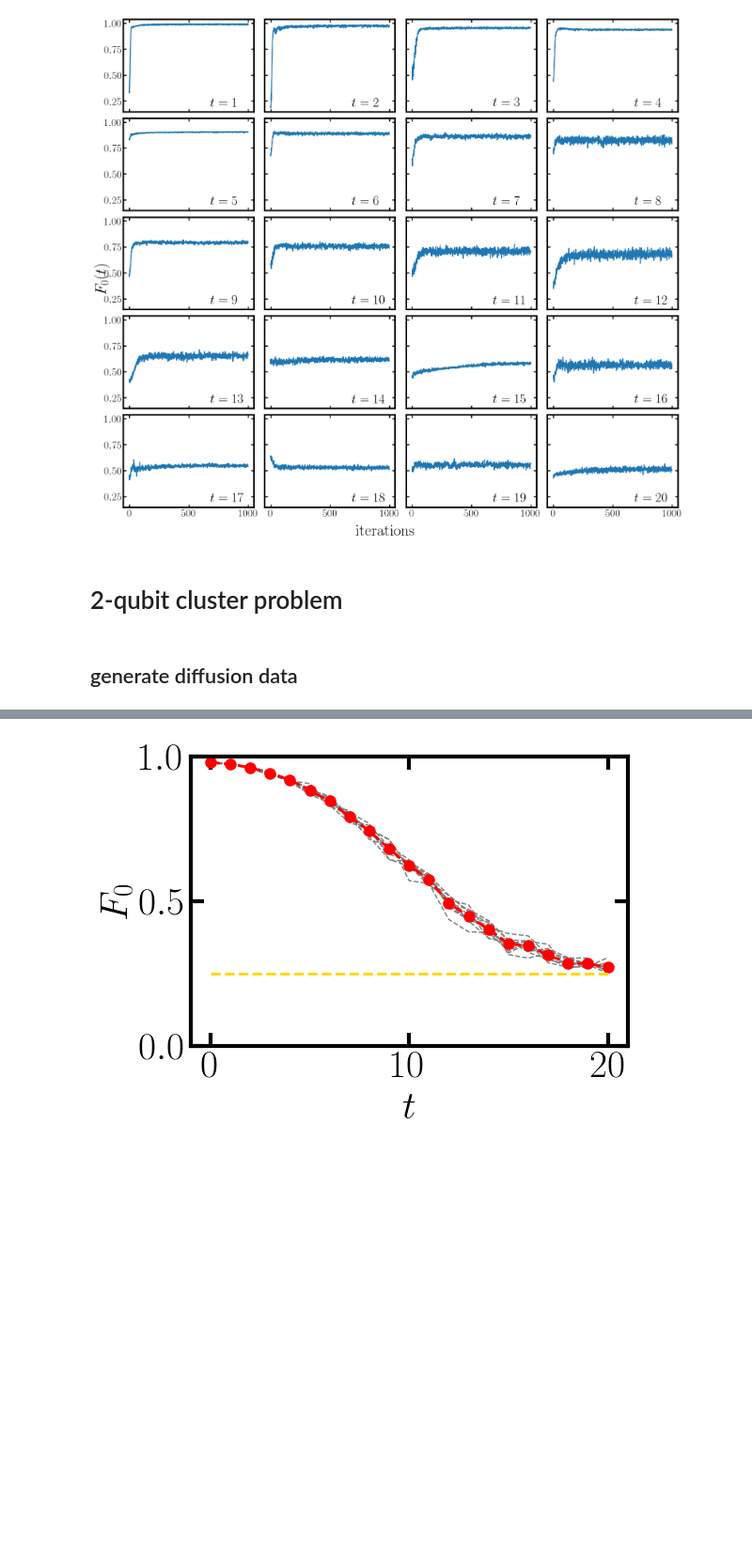
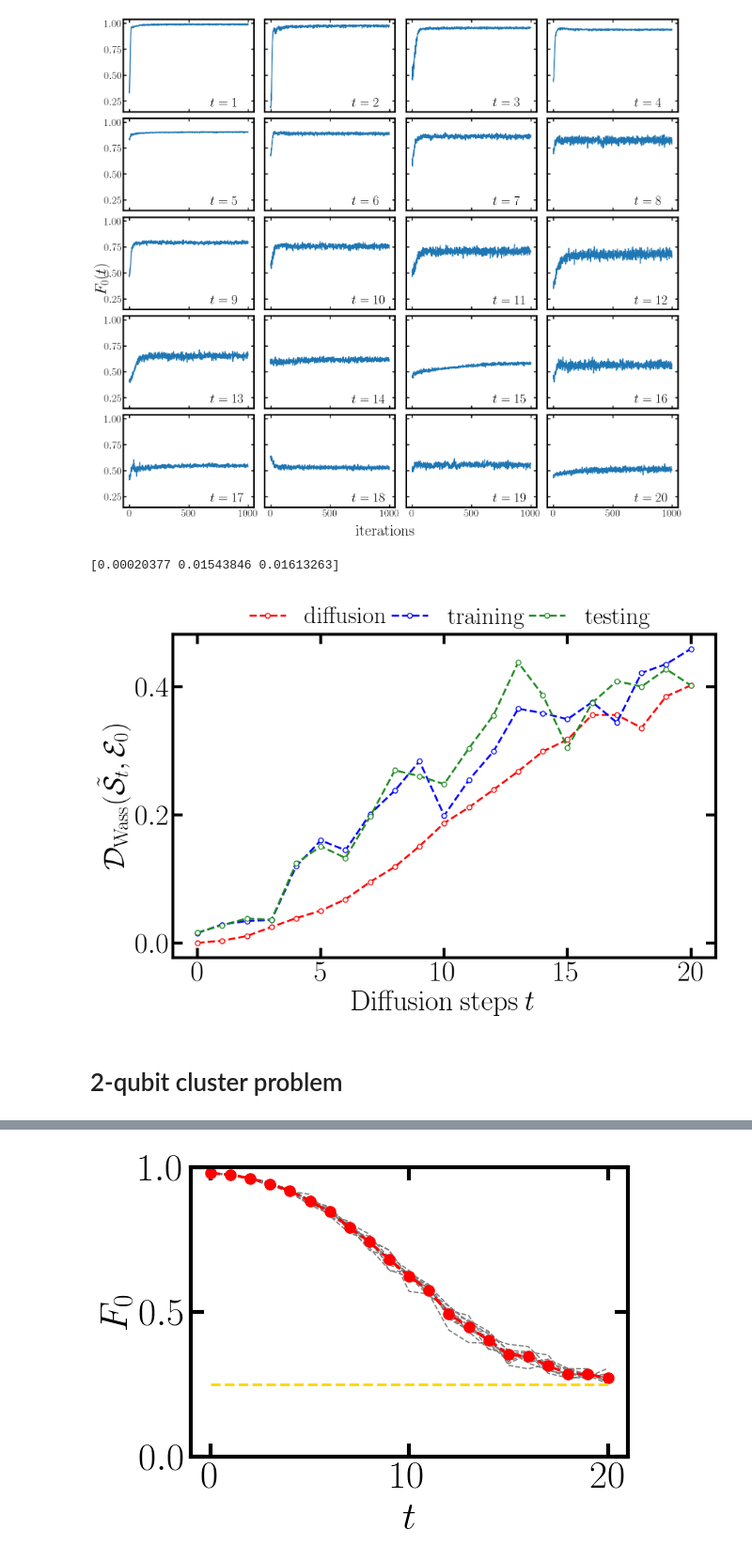
Before and after one commit to Francis-Hsu/QuantGenMdl, a Jupyter notebook: cluster.ipynb, the cells around one changed output, grey strips where cells are left out. Shown at 94% size. Cells and saved outputs as stored; diff of their text form; code cells hidden in the pictures; blank space fills up the shorter version.

```diff
--- a/cluster.ipynb
+++ b/cluster.ipynb
@@ -354,2 +442,19 @@ plt.tight_layout()
+# %%
+nd_gen = np.load('data/QDDPM/cluster0/n1/QDDPMcluster0Genloss_n1na1T20L4_wd.npy')
+
+fig, ax = plt.subplots(figsize=(10, 6))
+
+ax.plot(nd_gen[0], 'o--', markersize=5, mfc='white', lw=2, c='r', label=r'$\rm diffusion$')
+ax.plot(nd_gen[1], 'o--', markersize=5, mfc='white', lw=2, c='b', label=r'$\rm training$')
+ax.plot(nd_gen[2], 'o--', markersize=5, mfc='white', lw=2, c='forestgreen', label=r'$\rm testing$')
+print(nd_gen[:, 0])
+ax.legend(loc='lower left', bbox_to_anchor=(0.1, 0.95), fontsize=25, framealpha=0, labelspacing=0.4,
+          ncol=3, columnspacing=0.2, handlelength=1.5)
+ax.set_xlabel(r'${\rm Diffusion\:steps}\:t$', fontsize=30)
+ax.set_ylabel(r'$\mathcal{D}_{\rm Wass}(\tilde{\mathcal{S}}_t, \mathcal{E}_0)$', fontsize=30)
+ax.tick_params(direction='in', length=10, width=3, top='on', right='on', labelsize=30)
+# %% [output]
+[0.00020377 0.01543846 0.01613263]
+[figure, added]
 # %% [markdown]
 # 2-qubit cluster problem
@@ -360,3 +461 @@ if not os.path.exists(data_path):
-# %% [markdown]
-## generate diffusion data
 # %%
```
Also changed, not shown: parts of 46 cells of this notebook.
